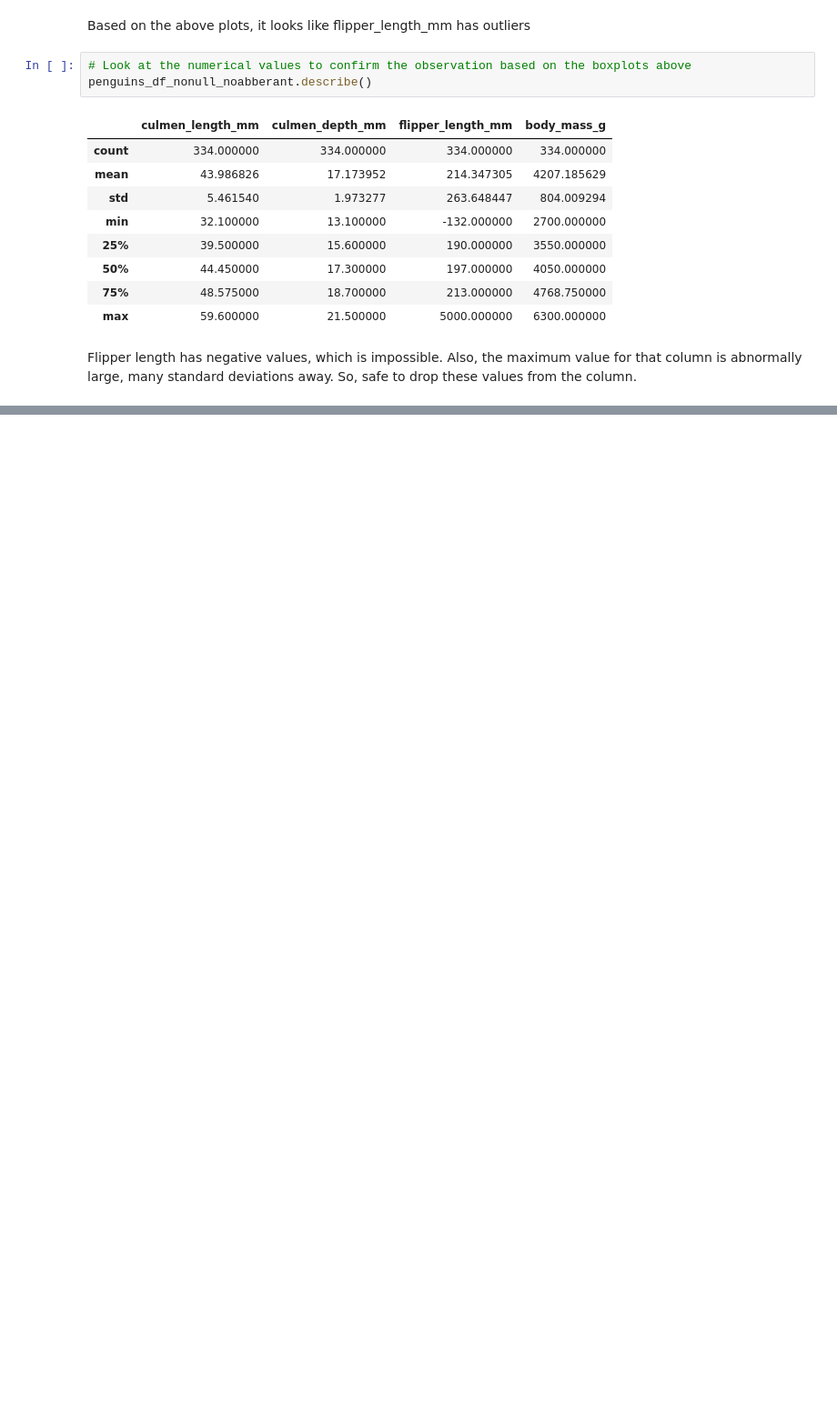
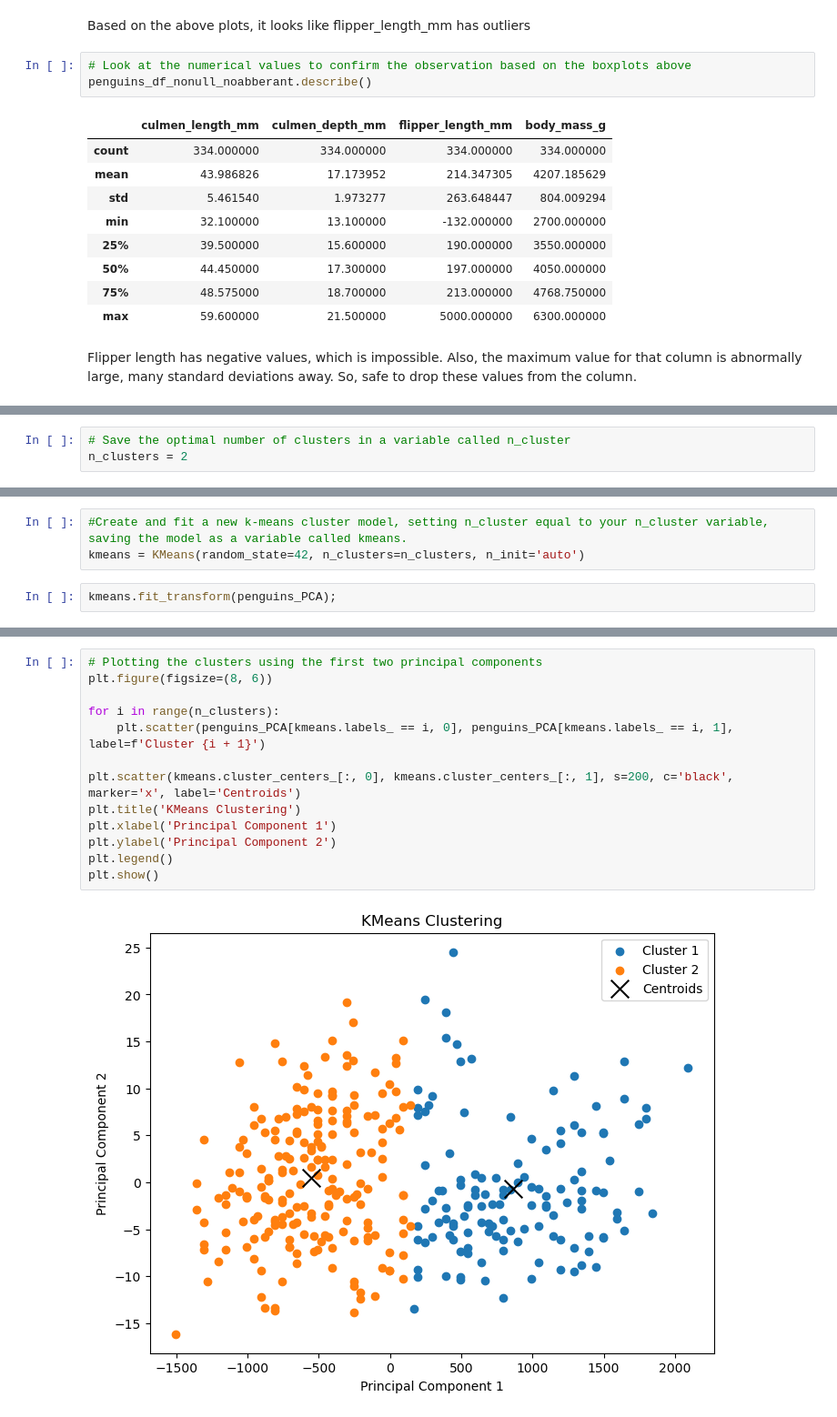
Before and after one commit to bhandarisudip/datacamp_projects, a Jupyter notebook: projects/clustering_antarctic_penguin_species/notebook.ipynb, the cells around one changed output, grey strips where cells are left out. Shown at 91% size. Saved outputs shown, nothing was run; the diff lists cells and outputs as text; blank space fills up the shorter version.

```diff
--- a/projects/clustering_antarctic_penguin_species/notebook.ipynb
+++ b/projects/clustering_antarctic_penguin_species/notebook.ipynb
@@ -152,0 +226,3 @@ penguins_df_nonull_noabberant[penguins_df_nonull_noabberant['flipper_length_mm']
+# %%
+# Save the optimal number of clusters in a variable called n_cluster
+n_clusters = 2
@@ -152,0 +232,5 @@ penguins_df_nonull_noabberant[penguins_df_nonull_noabberant['flipper_length_mm']
+# %%
+#Create and fit a new k-means cluster model, setting n_cluster equal to your n_cluster variable, saving the model as a variable called kmeans.
+kmeans = KMeans(random_state=42, n_clusters=n_clusters, n_init='auto')
+# %%
+kmeans.fit_transform(penguins_PCA);
@@ -152,0 +256,15 @@ penguins_df_nonull_noabberant[penguins_df_nonull_noabberant['flipper_length_mm']
+# %%
+# Plotting the clusters using the first two principal components
+plt.figure(figsize=(8, 6))
+
+for i in range(n_clusters):
+    plt.scatter(penguins_PCA[kmeans.labels_ == i, 0], penguins_PCA[kmeans.labels_ == i, 1], label=f'Cluster {i + 1}')
+
+plt.scatter(kmeans.cluster_centers_[:, 0], kmeans.cluster_centers_[:, 1], s=200, c='black', marker='x', label='Centroids')
+plt.title('KMeans Clustering')
+plt.xlabel('Principal Component 1')
+plt.ylabel('Principal Component 2')
+plt.legend()
+plt.show()
+# %% [output]
+[figure, added]
```
Also changed, not shown: parts of 20 cells of this notebook, 1 other file.
